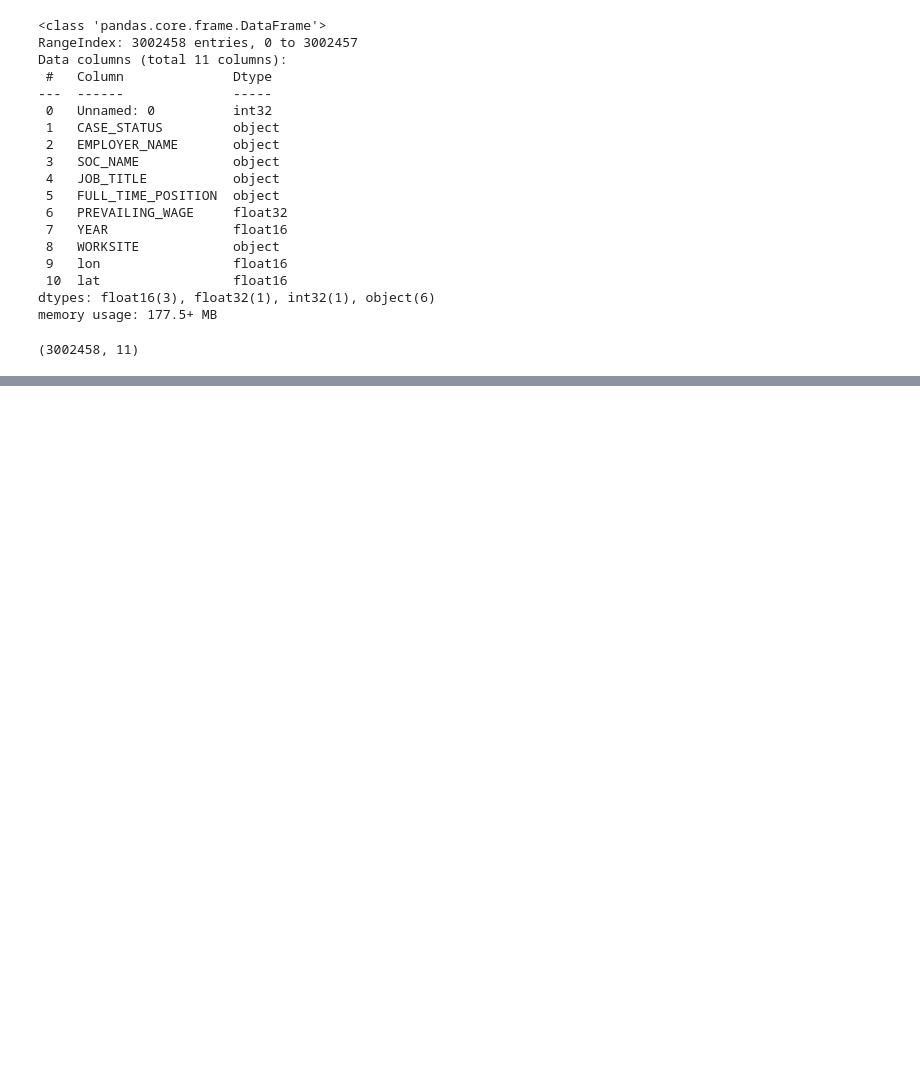
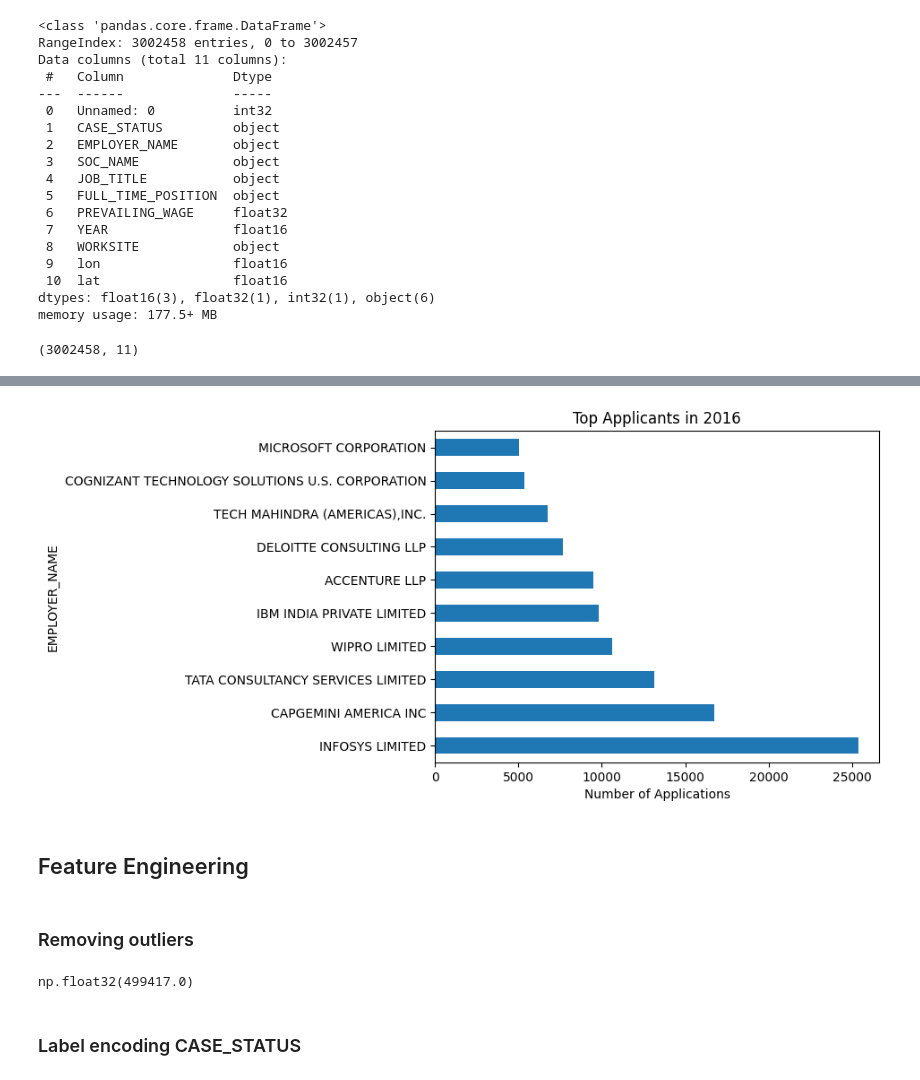
Before and after one commit to channreaksmey/h1b-visa, a Jupyter notebook: h-1b_visa.ipynb, the cells around one changed output, grey strips where cells are left out. Drawn from its saved outputs; the diff is of its cells as text; code cells hidden in the pictures; blank space fills up the shorter version.

```diff
--- a/h-1b_visa.ipynb
+++ b/h-1b_visa.ipynb
@@ -107,0 +167,12 @@ data.shape
+# %%
+plt.figure()
+top_applicants_2016 = data[data['YEAR'] == 2016]['EMPLOYER_NAME'].value_counts().head(10)
+ax2 = top_applicants_2016.plot(kind='barh', title='Top Applicants in 2016')
+ax2.set_xlabel('Number of Applications')
+plt.show()
+# %% [output]
+[figure, added]
+# %% [markdown]
+## Feature Engineering
+# %% [markdown]
+### Removing outliers
@@ -107,0 +186,6 @@ data.shape
+# %%
+data.PREVAILING_WAGE.max()
+# %% [output]
+np.float32(499417.0)
+# %% [markdown]
+### Label encoding CASE_STATUS
```
Also changed, not shown: parts of 34 cells of this notebook.
